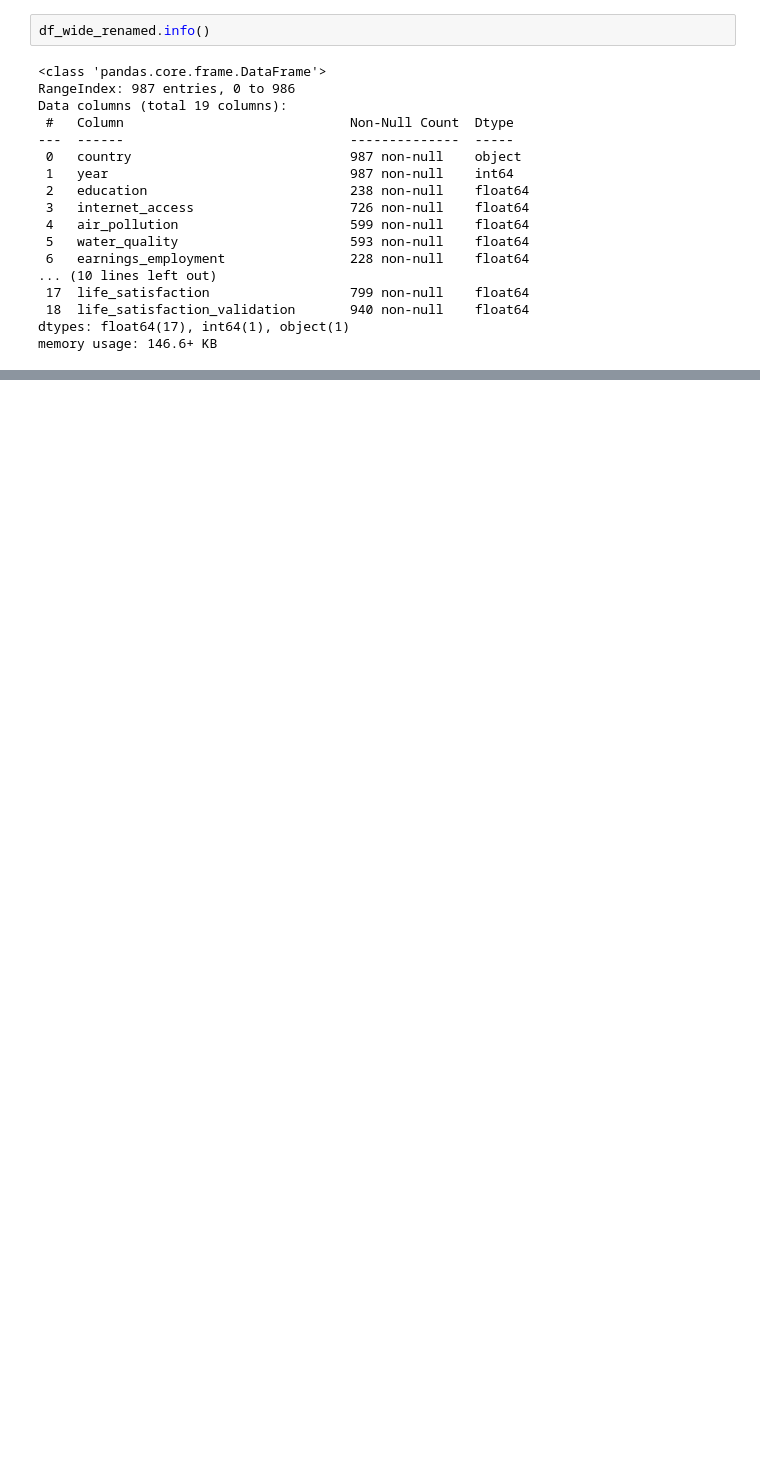
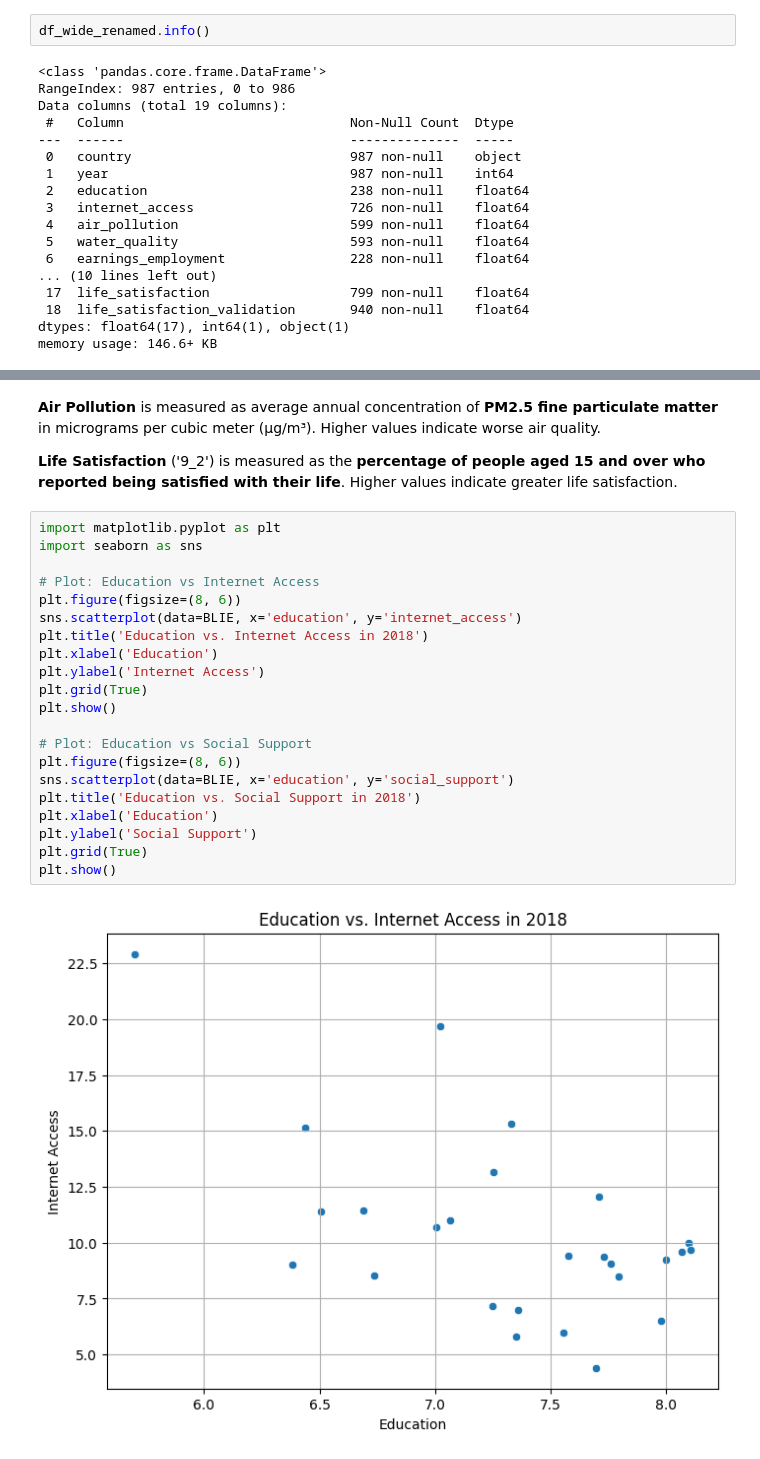
Before and after one commit to Jan12s/betterlifeindex, a Jupyter notebook: better_life_index_edu.ipynb, the cells around one changed output, grey strips where cells are left out. Saved outputs shown, nothing was run; the diff lists cells and outputs as text; blank space fills up the shorter version.

```diff
--- a/better_life_index_edu.ipynb
+++ b/better_life_index_edu.ipynb
@@ -404,0 +447,27 @@ Fully filled rows:
+# %% [markdown]
+**Air Pollution** is measured as average annual concentration of **PM2.5 fine particulate matter** in micrograms per cubic meter (µg/m³). Higher values indicate worse air quality.
+
+**Life Satisfaction** ('9_2') is measured as the **percentage of people aged 15 and over who reported being satisfied with their life**. Higher values indicate greater life satisfaction.
+# %%
+import matplotlib.pyplot as plt
+import seaborn as sns
+
+# Plot: Education vs Internet Access
+plt.figure(figsize=(8, 6))
+sns.scatterplot(data=BLIE, x='education', y='internet_access')
+plt.title('Education vs. Internet Access in 2018')
+plt.xlabel('Education')
+plt.ylabel('Internet Access')
+plt.grid(True)
+plt.show()
+
+# Plot: Education vs Social Support
+plt.figure(figsize=(8, 6))
+sns.scatterplot(data=BLIE, x='education', y='social_support')
+plt.title('Education vs. Social Support in 2018')
+plt.xlabel('Education')
+plt.ylabel('Social Support')
+plt.grid(True)
+plt.show()
+# %% [output]
+[figure, added]
```
Also changed, not shown: parts of 15 cells of this notebook.
